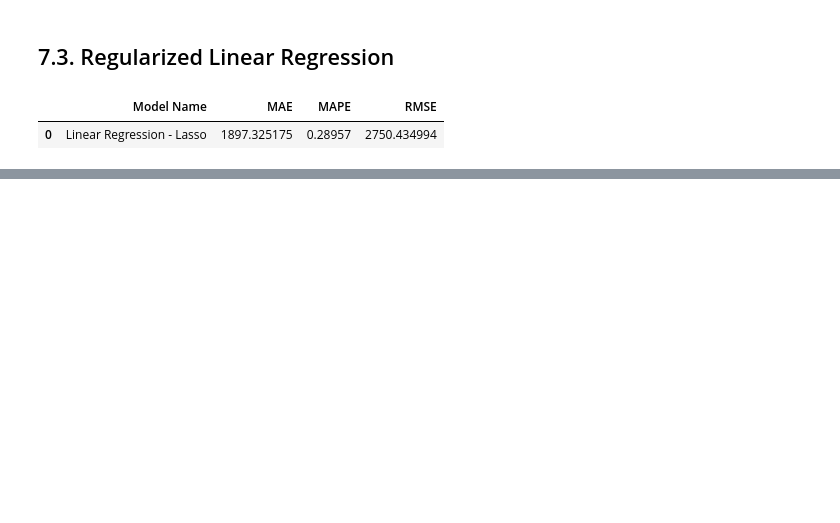
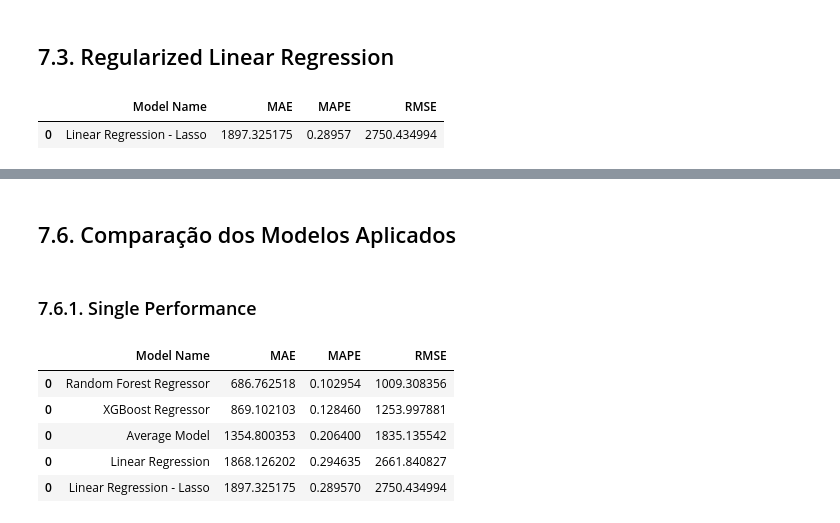
Before and after one commit to NaylsonS/rossman-store-sales, a Jupyter notebook: m02_v01_store_sales_prediction.ipynb, the cells around one changed output, grey strips where cells are left out. Cells and saved outputs as stored; diff of their text form; code cells hidden in the pictures; blank space fills up the shorter version.

Commit message:
end of aplication of ML models

```diff
--- a/m02_v01_store_sales_prediction.ipynb
+++ b/m02_v01_store_sales_prediction.ipynb
@@ -1014,10 +1065,10 @@ baseline_result
 lr = LinearRegression().fit( x_train, y_train )
 
 # prediction
-yhat_lr = lr.predict( x_test )
+y_pred_lr = lr.predict( x_test )
 
 # performance
-lr_result = ml_error( 'Linear Regression', np.expm1(y_test), np.expm1(yhat_lr) )
+lr_result = ml_error( 'Linear Regression', np.expm1(y_test), np.expm1(y_pred_lr) )
 lr_result
 # %% [output]
 |  | Model Name | MAE | MAPE | RMSE |
@@ -1025,13 +1080,14 @@ lr_result
 # %% [markdown]
 ## 7.3. Regularized Linear Regression
 # %%
+# model
 lrr = Lasso( alpha=0.01 ).fit( x_train, y_train )
 
 # prediction
-yhat_lrr = lrr.predict( x_test )
+y_pred_lrr = lrr.predict( x_test )
 
 # performance
-lrr_result = ml_error( 'Linear Regression - Lasso', np.expm1(y_test), np.expm1(yhat_lrr) )
+lrr_result = ml_error( 'Linear Regression - Lasso', np.expm1(y_test), np.expm1(y_pred_lrr) )
 lrr_result
 # %% [output]
 |  | Model Name | MAE | MAPE | RMSE |
@@ -1038,0 +1101,10 @@ lrr_result
+# %%
+# model
+rf = RandomForestRegressor( n_estimators=100, n_jobs=-1, random_state=42 ).fit( x_train, y_train )
+
+# prediction
+y_pred_rf = rf.predict( x_test )
+
+# performance
+rf_result = ml_error( 'Random Forest Regressor', np.expm1(y_test), np.expm1(y_pred_rf) )
+rf_result
@@ -1038,0 +1130,15 @@ lrr_result
+# %%
+# model
+xgb = xgb.XGBRegressor(objective='reg:squarederror',
+                       n_estimators=100,
+                       eta=0.3,
+                       max_depth=6,
+                       subsample=1,
+                       colsample_bytree=1).fit( x_train, y_train )
+
+# prediction
+y_pred_xgb = xgb.predict( x_test )
+
+# performance
+xgb_result = ml_error( 'XGBoost Regressor', np.expm1(y_test), np.expm1(y_pred_xgb) )
+xgb_result
@@ -1038,0 +1162,14 @@ lrr_result
+# %% [markdown]
+## 7.6. Comparação dos Modelos Aplicados
+# %% [markdown]
+### 7.6.1. Single Performance
+# %%
+models_result = pd.concat( [baseline_result, lr_result, lrr_result, rf_result, xgb_result ] )
+models_result.sort_values( 'RMSE' )
+# %% [output]
+|  | Model Name | MAE | MAPE | RMSE |
+| 0 | Random Forest Regressor | 686.762518 | 0.102954 | 1009.308356 |
+| 0 | XGBoost Regressor | 869.102103 | 0.128460 | 1253.997881 |
+| 0 | Average Model | 1354.800353 | 0.206400 | 1835.135542 |
+| 0 | Linear Regression | 1868.126202 | 0.294635 | 2661.840827 |
+| 0 | Linear Regression - Lasso | 1897.325175 | 0.289570 | 2750.434994 |
```
Also changed, not shown: parts of 29 cells of this notebook.
